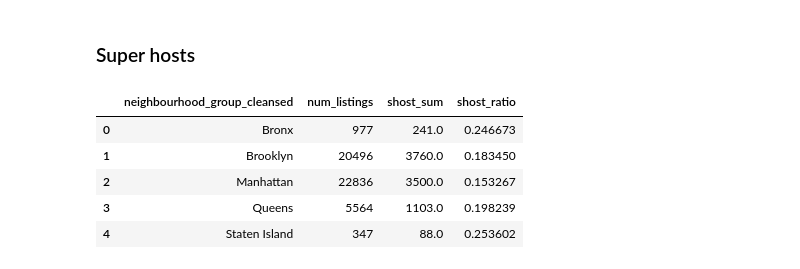
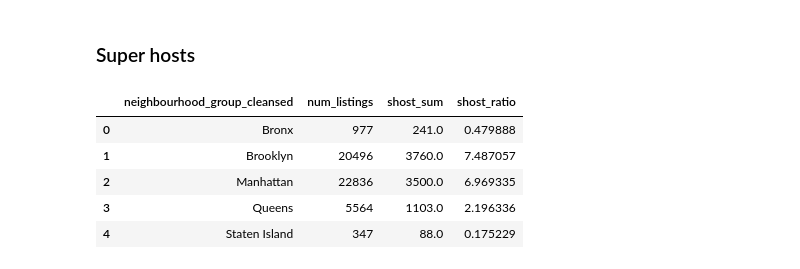
Before and after one commit to principal-miners/listings, a Jupyter notebook: ssh/EDA Geo viz..ipynb, the cells around one changed output. Cells and saved outputs as stored; diff of their text form; code cells hidden in the pictures.

```diff
--- a/ssh/EDA Geo viz..ipynb
+++ b/ssh/EDA Geo viz..ipynb
@@ -28,7 +28,7 @@ US_coord = [37.0902, -102]
 NY_COORD = [40.7128, -74.0060]
 # data_path = os.path.join(os.getcwd(), "Data")
 ny_datapath = "C:\\Users\\sriharis\\OneDrive\\UChicago\\DataMining\\project\\NYData\\"
-ny_datapath = "C:\\Users\\SSrih\\OneDrive\\UChicago\\DataMining\\project\\NYData\\"
+# ny_datapath = "C:\\Users\\SSrih\\OneDrive\\UChicago\\DataMining\\project\\NYData\\"
 # %%
 listings = pd.read_csv(os.path.join(ny_datapath, "listings.csv"))
 # %%
@@ -224,21 +224,22 @@ subset["host_is_superhost"].replace(di, inplace=True)
 # %%
 nbhood_grp_shost =\
     subset[["host_is_superhost", "neighbourhood_group_cleansed"]]
 # nbhood_grp_shost.dropna(inplace=True)
 
 nbhood_grp_shost =nbhood_grp_shost.groupby(by=["neighbourhood_group_cleansed"], as_index=False).agg(["count", "sum"])
 nbhood_grp_shost.reset_index(drop=False, inplace=True)
 nbhood_grp_shost.columns = nbhood_grp_shost.columns.droplevel(0)
 nbhood_grp_shost.columns = ["neighbourhood_group_cleansed", "num_listings", "shost_sum"]
-nbhood_grp_shost["shost_ratio"] = nbhood_grp_shost["shost_sum"] / nbhood_grp_shost["num_listings"]
+# nbhood_grp_shost["shost_ratio"] = nbhood_grp_shost["shost_sum"] / nbhood_grp_shost["num_listings"]
+nbhood_grp_shost["shost_ratio"] = 100 * nbhood_grp_shost["shost_sum"] / nbhood_grp_shost["num_listings"].sum()
 nbhood_grp_shost
 # %% [output]
 |  | neighbourhood_group_cleansed | num_listings | shost_sum | shost_ratio |
-| 0 | Bronx | 977 | 241.0 | 0.246673 |
-| 1 | Brooklyn | 20496 | 3760.0 | 0.183450 |
-| 2 | Manhattan | 22836 | 3500.0 | 0.153267 |
-| 3 | Queens | 5564 | 1103.0 | 0.198239 |
-| 4 | Staten Island | 347 | 88.0 | 0.253602 |
+| 0 | Bronx | 977 | 241.0 | 0.479888 |
+| 1 | Brooklyn | 20496 | 3760.0 | 7.487057 |
+| 2 | Manhattan | 22836 | 3500.0 | 6.969335 |
+| 3 | Queens | 5564 | 1103.0 | 2.196336 |
+| 4 | Staten Island | 347 | 88.0 | 0.175229 |
 # %%
 def get_sum(n):
     nbhgrp = subset[subset["neighbourhood_cleansed"]==n]["neighbourhood_group_cleansed"].values[0]
```
Also changed, not shown: 1 other file.
